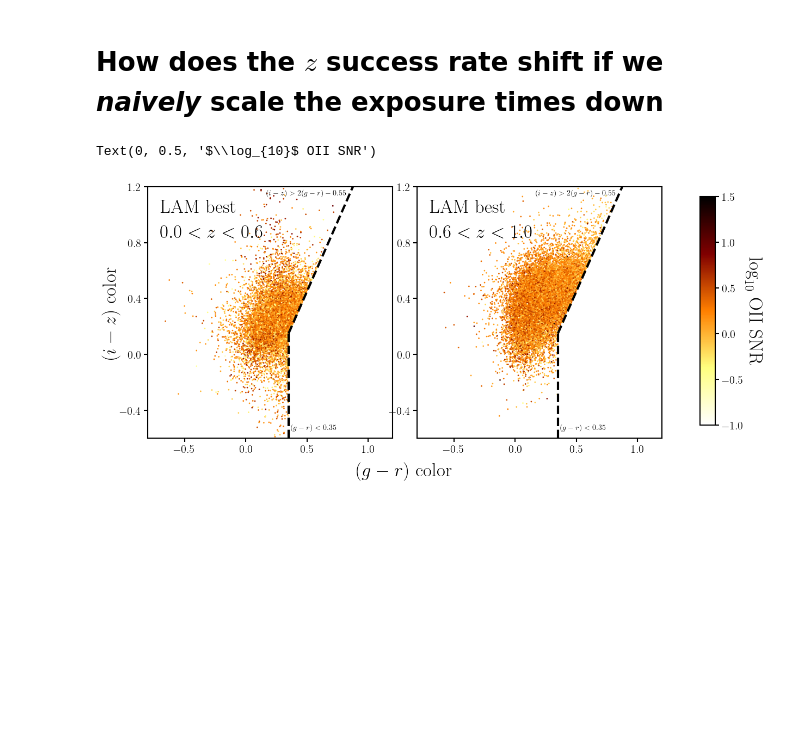
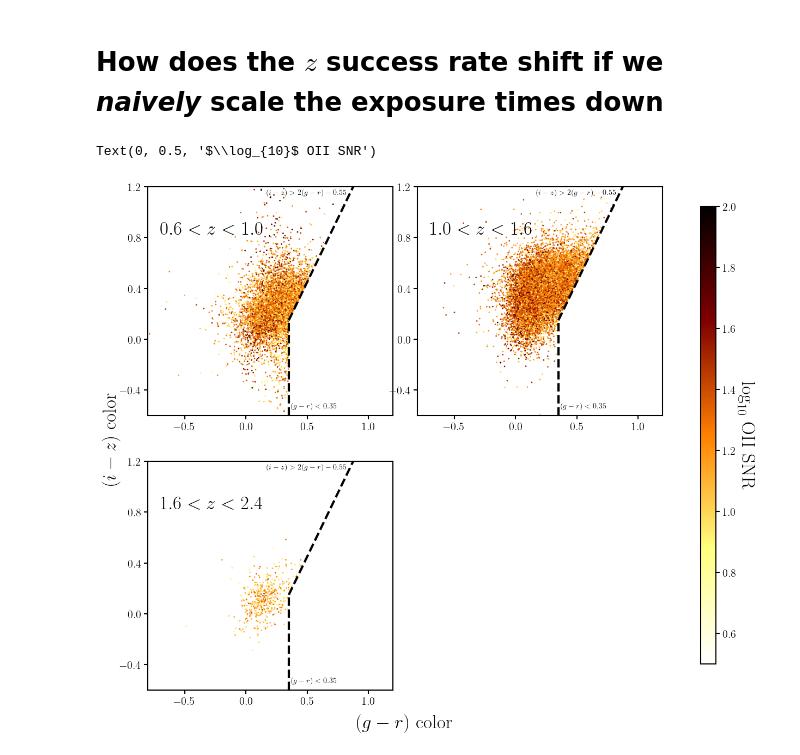
Before and after one commit to changhoonhahn/pfs_sv, a Jupyter notebook: nb/oiisnr.ipynb, the cells around one changed output. Cells and saved outputs as stored; diff of their text form; code cells hidden in the pictures; blank space fills up the shorter version.

```diff
--- a/nb/oiisnr.ipynb
+++ b/nb/oiisnr.ipynb
@@ -101,0 +146,19 @@ sub.legend(loc='upper left', fontsize=20)
+# %%
+fig = plt.figure(figsize=(8,6))
+sub = fig.add_subplot(111)
+hb = sub.scatter(oii['z_vi'][has_vi], np.log10(oii_snr2[has_vi]),
+                 c=oii['t_exp_total'][has_vi]/60., s=1, vmin=15., vmax=60, cmap='Spectral_r')
+
+good_vi = (oii['score_best4'] > 3)
+sub.scatter(oii['z_vi'][has_vi & good_vi], np.log10(oii_snr2[has_vi & good_vi]), c='k', s=1)
+
+#sub.text(2.4, 1.5, 'Run 21 + Run 22', ha='right', va='top', fontsize=25)
+sub.set_xlabel('VI redshift', fontsize=25)
+sub.set_xlim(0.5, 2.5)
+sub.set_ylabel(r'KH $\log_{10}$ OII SNR', fontsize=25)
+
+fig.subplots_adjust(wspace=0.1, right=0.8)
+
+cbar_ax = fig.add_axes([0.85, 0.15, 0.02, 0.7])
+cbar = fig.colorbar(hb, cax=cbar_ax)
+cbar.ax.set_ylabel(r'exposure time (minutes)', labelpad=25, fontsize=25, rotation=270)
@@ -101,0 +170,12 @@ sub.legend(loc='upper left', fontsize=20)
+# %%
+fig = plt.figure(figsize=(8,6))
+sub = fig.add_subplot(111)
+for _z in [0.8, 1., 1.2, 1.4]:
+    _zslice = (oii['z_vi'] > _z - 0.1) & (oii['z_vi'] < _z + 0.1) & has_vi & has_lam
+    _ = sub.hist(np.log10(oii_snr2)[_zslice], range=(0, 3), bins=40, alpha=0.5, density=True,
+                 label=r'$%.2f < z < %.2f$' % (_z - 0.1, _z+0.1))
+    print(np.median(np.log10(oii_snr2)[_zslice]))
+sub.axvline(1.2, color='k', linestyle='--')
+sub.set_xlabel(r'$\log_{10}$ [OII] SNR', fontsize=25)
+sub.set_xlim(0., 2.1)
+sub.legend(loc='upper left', fontsize=20)
@@ -102,38 +241,37 @@ sub.legend(loc='upper left', fontsize=20)
 # %% [markdown]
 # How does the $z$ success rate shift if we *naively* scale the exposure times down
 # %%
-fig = plt.figure(figsize=(14, 6))
-for i in range(2):
-    sub = fig.add_subplot(1,2,i+1)
+fig = plt.figure(figsize=(14, 12))
+for i in range(3):
+    sub = fig.add_subplot(2,2,i+1)
 
-    zlim = ((lam1d['redshift'] > [0.6, 1.][i]) & (lam1d['redshift'] < [1., 1.6][i]) & best_lam & ~mask_oii)
+    zlim = ((oii['z_vi'] > [0.6, 1., 1.6][i]) & (oii['z_vi'] < [1., 1.6, 2.4][i]) & has_vi)
 
     hb = sub.scatter(
         (g_mag - r_mag)[zlim], # (g-r)
         (i_mag - z_mag)[zlim], # (i-z)
-        c=np.log10(oii_snr[zlim]), s=1, vmin=-1, vmax=1.5, cmap='afmhot_r')
+        c=np.log10(oii_snr2[zlim]), s=1, vmin=0.5, vmax=2, cmap='afmhot_r')
 
-    sub.text(0.05, 0.95, r'LAM best', ha='left', va='top', transform=sub.transAxes, fontsize=25)
-    sub.text(0.05, 0.85, r'$%.1f < z < %.1f$' % ([0, 0.6, 1., 1.6][i], [0.6, 1., 1.6, 2.4][i]), ha='left', va='top', transform=sub.transAxes, fontsize=25)
+    sub.text(0.05, 0.85, r'$%.1f < z < %.1f$' % ([0.6, 1., 1.6][i], [1., 1.6, 2.4][i]), ha='left', va='top', transform=sub.transAxes, fontsize=25)
 
     sub.plot([0.35, 0.35], [-0.6, 0.15], c='k', ls='--', lw=3)
     sub.plot([0.35, 1.275], [0.15, 2], c='k', ls='--', lw=3)
 
     sub.text(0.37, -0.5, '$(g-r) < 0.35$', ha='left', va='top', fontsize=10)
     sub.text(0.825, 1.18, '$(i-z) > 2 (g-r) - 0.55$', ha='right', va='top', fontsize=10)
     sub.set_xlim(-0.8, 1.2)
     sub.set_ylim(-0.6, 1.2)
     sub.set_yticks([-0.4, 0., 0.4, 0.8, 1.2])
 
 bkgd = fig.add_subplot(111, frameon=False)
 bkgd.set_xlabel(r'$(g - r)$ color', labelpad=10, fontsize=25)
 bkgd.set_ylabel(r'$(i - z)$ color', labelpad=10, fontsize=25)
 bkgd.tick_params(labelcolor='none', top=False, bottom=False, left=False, right=False)
 fig.subplots_adjust(wspace=0.1, right=0.8)
 
 cbar_ax = fig.add_axes([0.85, 0.15, 0.02, 0.7])
 cbar = fig.colorbar(hb, cax=cbar_ax)
 cbar.ax.set_ylabel(r'$\log_{10}$ OII SNR', labelpad=25, fontsize=25, rotation=270)
 # %% [output]
 Text(0, 0.5, '$\\log_{10}$ OII SNR')
-[figure, old version]
+[figure, new version]
```
Also changed, not shown: parts of 30 cells of this notebook.
